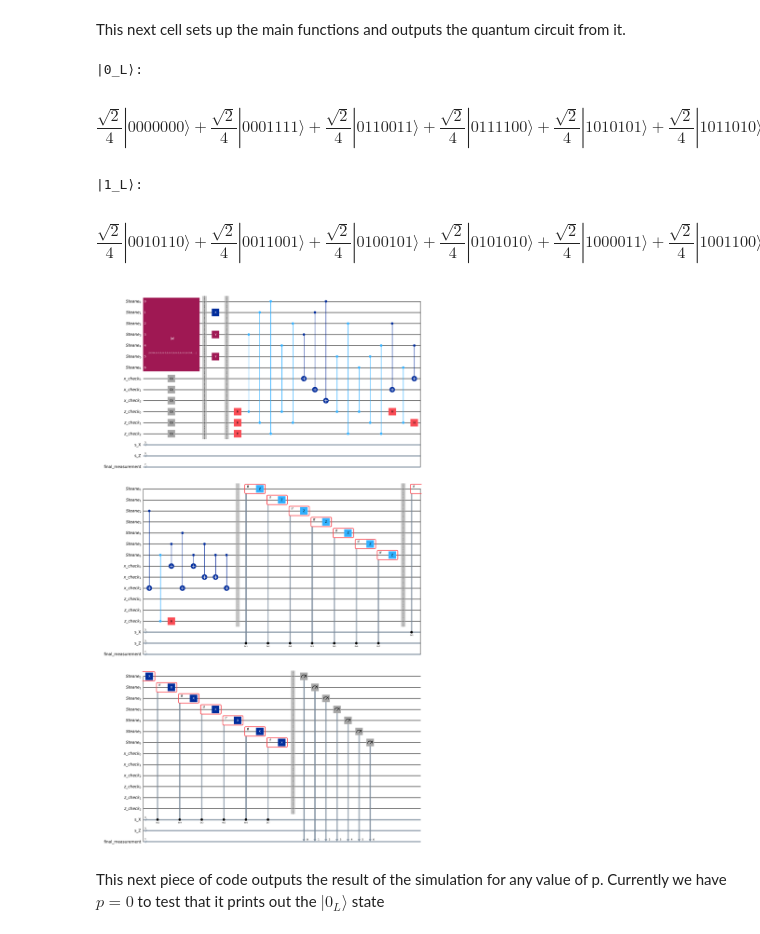
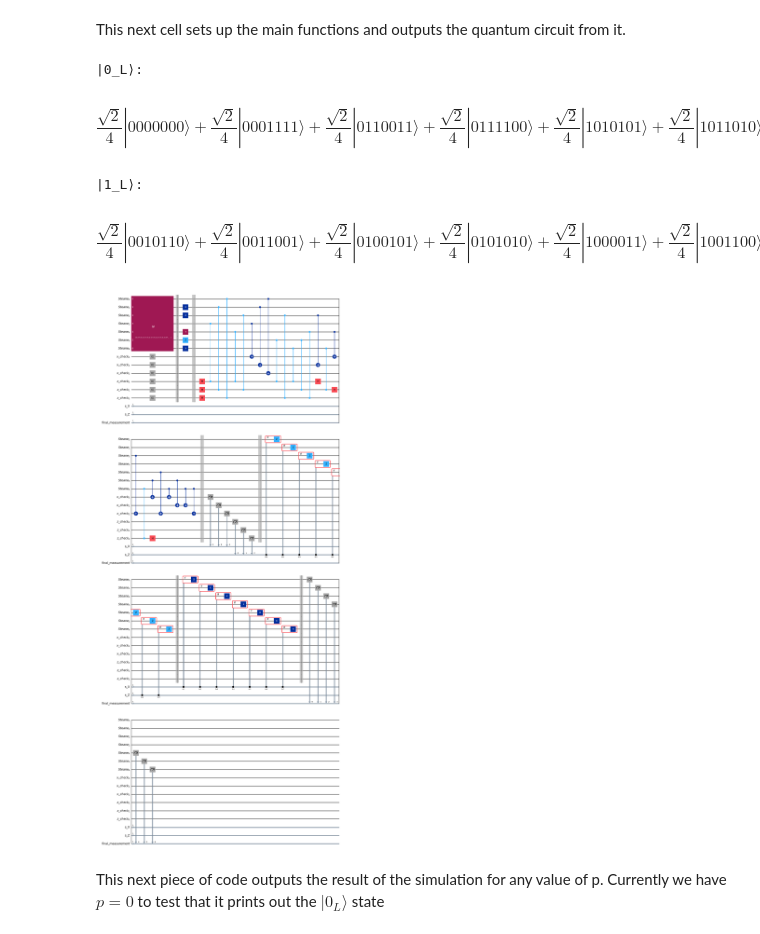
Before and after one commit to gtnothaft/Steane_pauli_error, a Jupyter notebook: Steane_code_pauli_error.ipynb, the cells around one changed output. Cells and saved outputs as stored; diff of their text form; code cells hidden in the pictures.

```diff
--- a/Steane_code_pauli_error.ipynb
+++ b/Steane_code_pauli_error.ipynb
@@ -199,6 +199,9 @@ def pauli_error_channel(x,p):
     for qubit in np.where(row)[0]:
       qc.cx(qubit,x_check[idx])
 
+  qc.barrier()
+  qc.measure(x_check, X_syndromes)
+  qc.measure(z_check, Z_syndromes)
 
   qc.barrier()
   qcf, steane = corrected_checks(qc, X_syndromes, Z_syndromes, steane)
@@ -239,34 +242,34 @@ def corrected_checks(qc, X_syndromes, Z_syndromes, steane):
         qc.x(steane[4])  # X5
     with qc.if_test((X_syndromes, 0b110)):
         qc.x(steane[5])  # X6
     with qc.if_test((X_syndromes, 0b111)):
         qc.x(steane[6])  # X7
     qc.barrier()
     return qc, steane
 
 
 
 q1,trash= prepare_logical_state(1)
 q0,trash2 = prepare_logical_state(0)
 print("|0_L⟩:")
 display(Statevector(q0).draw('latex'))
 
 print("|1_L⟩:")
 display(Statevector(q1).draw('latex'))
 
 
 p=0.4
 x=0
 qcf = pauli_error_channel(x,p)
 
 
 qcf.draw(output="mpl")
 # %% [output]
 |0_L⟩:
 $$\frac{\sqrt{2}}{4} |0000000\rangle+\frac{\sqrt{2}}{4} |0001111\rangle+\frac{\sqrt{2}}{4} |0110011\rangle+\frac{\sqrt{2}}{4} |0111100\rangle+\frac{\sqrt{2}}{4} |1010101\rangle+\frac{\sqrt{2}}{4} |1011010\rangle+\frac{\sqrt{2}}{4} |1100110\rangle+\frac{\sqrt{2}}{4} |1101001\rangle$$
 |1_L⟩:
 $$\frac{\sqrt{2}}{4} |0010110\rangle+\frac{\sqrt{2}}{4} |0011001\rangle+\frac{\sqrt{2}}{4} |0100101\rangle+\frac{\sqrt{2}}{4} |0101010\rangle+\frac{\sqrt{2}}{4} |1000011\rangle+\frac{\sqrt{2}}{4} |1001100\rangle+\frac{\sqrt{2}}{4} |1110000\rangle+\frac{\sqrt{2}}{4} |1111111\rangle$$
-[figure, old version]
+[figure, new version]
 # %% [markdown]
 This next piece of code outputs the result of the simulation for any value of p. Currently we have $p=0$ to test that it prints out the $|0_L\rangle$ state
 # %%
```
